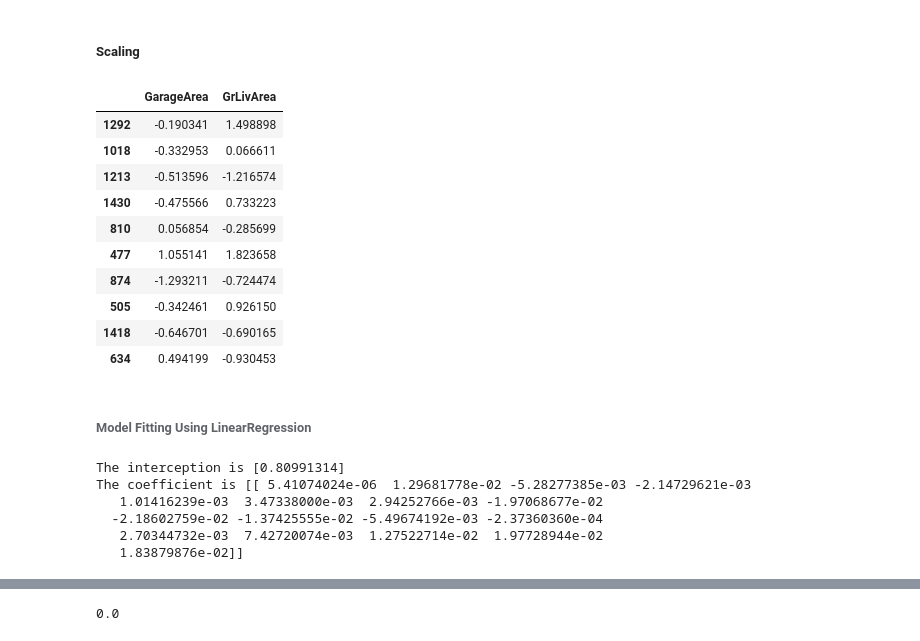
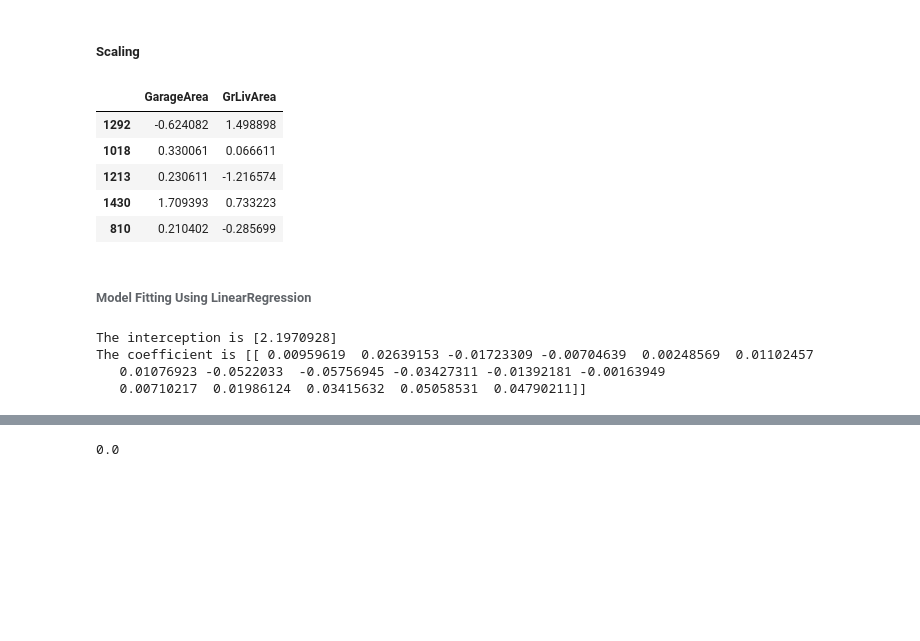
Before and after one commit to jatinchawda1503/dsp-jatin-chawda, a Jupyter notebook: notebooks/house-prices-modeling.ipynb, the cells around one changed output, grey strips where cells are left out. Cells and saved outputs as stored; diff of their text form; code cells hidden in the pictures; blank space fills up the shorter version.

```diff
--- a/notebooks/house-prices-modeling.ipynb
+++ b/notebooks/house-prices-modeling.ipynb
@@ -116,9 +115,9 @@ plt.show()
 # %%
-data['LotArea'] = np.log(data['LotArea'])
+data['GarageArea'] = np.log(data['LotArea'])
 data['SalePrice'] = np.log(data['SalePrice'])
 plt.scatter(data['LotArea'], data['SalePrice'])
-plt.xlabel('LotArea')
+plt.xlabel('GarageArea')
 plt.ylabel('SalePrice')
-plt.title('LotArea')
+plt.title('GarageArea')
 plt.show()
 # %% [output]
@@ -151,21 +150,16 @@ X_train, X_val, y_train, y_val = train_test_split(X, y, test_size = 0.25, random
 # %%
 from sklearn.preprocessing import StandardScaler
 
 scaler = StandardScaler()
 X_train[['GarageArea', 'GrLivArea']] = scaler.fit_transform(X_train[['GarageArea', 'GrLivArea']])
-X_train[['GarageArea', 'GrLivArea']].head(10)
+X_train[['GarageArea', 'GrLivArea']].head(5)
 # %% [output]
 |  | GarageArea | GrLivArea |
-| 1292 | -0.190341 | 1.498898 |
-| 1018 | -0.332953 | 0.066611 |
-| 1213 | -0.513596 | -1.216574 |
-| 1430 | -0.475566 | 0.733223 |
-| 810 | 0.056854 | -0.285699 |
-| 477 | 1.055141 | 1.823658 |
-| 874 | -1.293211 | -0.724474 |
-| 505 | -0.342461 | 0.926150 |
-| 1418 | -0.646701 | -0.690165 |
-| 634 | 0.494199 | -0.930453 |
+| 1292 | -0.624082 | 1.498898 |
+| 1018 | 0.330061 | 0.066611 |
+| 1213 | 0.230611 | -1.216574 |
+| 1430 | 1.709393 | 0.733223 |
+| 810 | 0.210402 | -0.285699 |
 # %% [markdown]
 ###### Model Fitting Using LinearRegression
 # %%
@@ -175,11 +169,9 @@ reg_multiple.fit(X, y)
 print('The interception is' , reg_multiple.intercept_)
 print('The coefficient is' , reg_multiple.coef_)
 # %% [output]
-The interception is [0.80991314]
-The coefficient is [[ 5.41074024e-06  1.29681778e-02 -5.28277385e-03 -2.14729621e-03
-   1.01416239e-03  3.47338000e-03  2.94252766e-03 -1.97068677e-02
-  -2.18602759e-02 -1.37425555e-02 -5.49674192e-03 -2.37360360e-04
-   2.70344732e-03  7.42720074e-03  1.27522714e-02  1.97728944e-02
-   1.83879876e-02]]
+The interception is [2.1970928]
+The coefficient is [[ 0.00959619  0.02639153 -0.01723309 -0.00704639  0.00248569  0.01102457
+   0.01076923 -0.0522033  -0.05756945 -0.03427311 -0.01392181 -0.00163949
+   0.00710217  0.01986124  0.03415632  0.05058531  0.04790211]]
 # %%
 y_pred = reg_multiple.predict(X_val)
```
Also changed, not shown: parts of 11 cells of this notebook, 1 other file.
